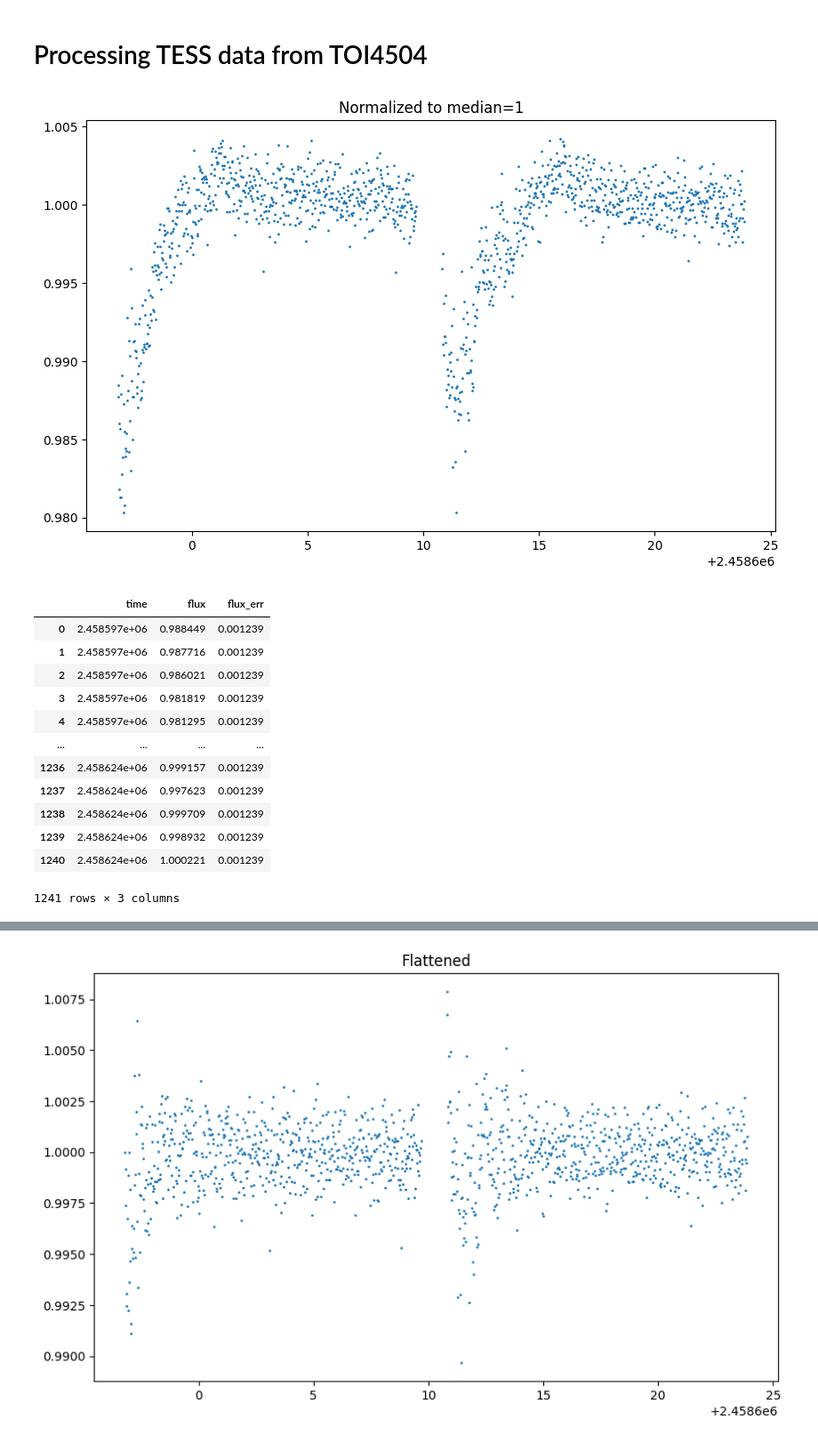
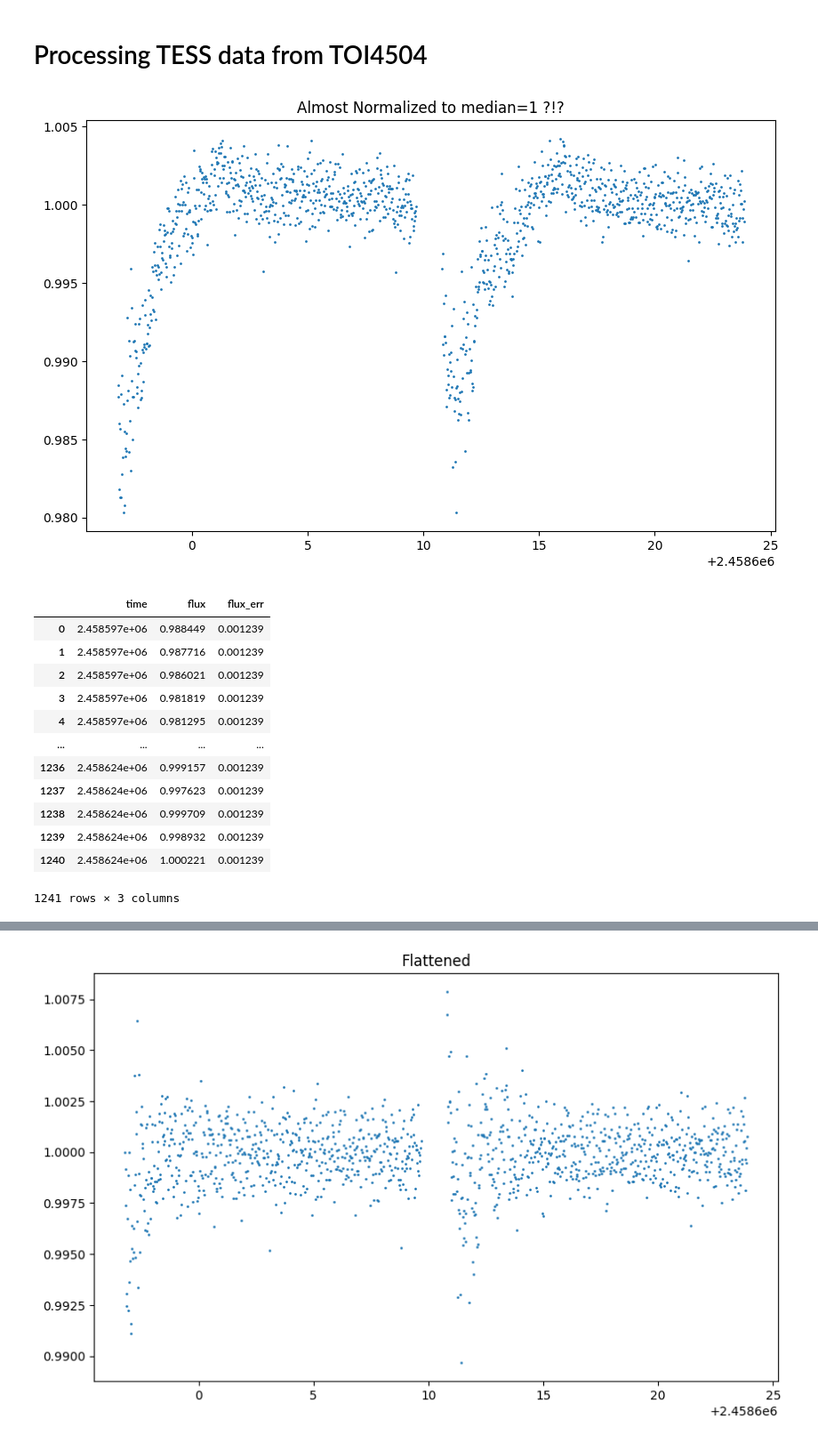
Before and after one commit to lichtgestalter/curvesimulator, a Jupyter notebook: evaluation/process_flux_data_nb2.ipynb, the cells around one changed output, grey strips where cells are left out. Shown at 89% size. Drawn from its saved outputs; the diff is of its cells as text; code cells hidden in the pictures.

```diff
--- a/evaluation/process_flux_data_nb2.ipynb
+++ b/evaluation/process_flux_data_nb2.ipynb
@@ -9,10 +9,10 @@ path = '../research/star_systems/TOI-4504/lightkurve/'
 # %%
 df = csv2df(path+"11/11_QLP_1800.csv")
 df = tesstime2bjd(df)
-plot_this(df.time, [df.flux], ["flux"], title="Normalized to median=1")
+plot_this(df.time, [df.flux], ["flux"], title="Almost Normalized to median=1 ?!?")
 df
 # %% [output]
-[figure, old version]
+[figure, new version]
 |  | time | flux | flux_err |
 | 0 | 2.458597e+06 | 0.988449 | 0.001239 |
 | 1 | 2.458597e+06 | 0.987716 | 0.001239 |
```
Also changed, not shown: parts of 5 cells of this notebook, 1 other file.
